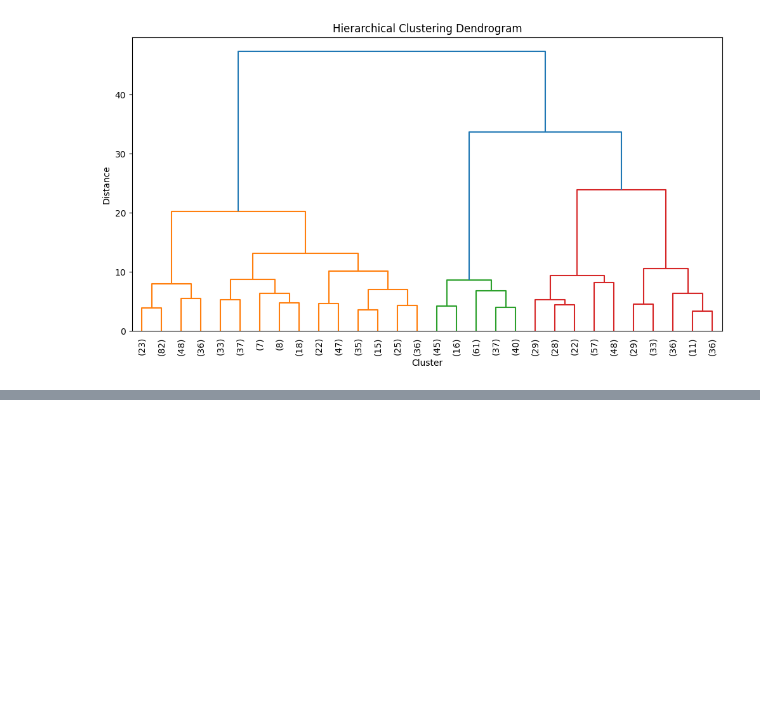
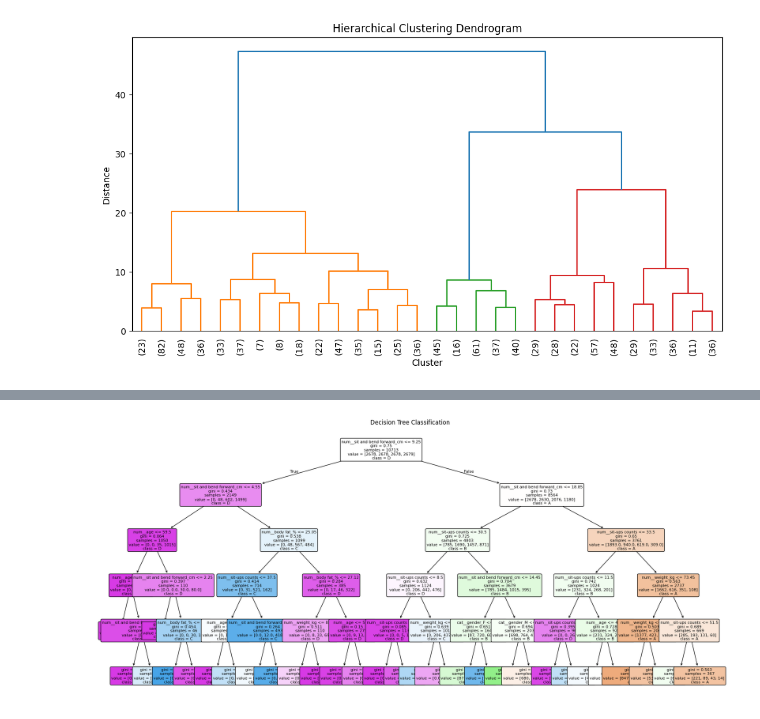
Before and after one commit to paridhi-rangari/Paridhi, a Jupyter notebook: EDA_Phase1.ipynb, the cells around one changed output, grey strips where cells are left out. Drawn from its saved outputs; the diff is of its cells as text; code cells hidden in the pictures; blank space fills up the shorter version.

```diff
--- a/EDA_Phase1.ipynb
+++ b/EDA_Phase1.ipynb
@@ -437,0 +742,26 @@ plt.show()
+# %%
+# DECISION TREE VISUALIZATION
+
+from sklearn.tree import plot_tree
+
+feature_names = model.named_steps[
+    'preprocessor'
+].get_feature_names_out()
+
+tree_model = model.named_steps['classifier']
+
+plt.figure(figsize=(22, 10))
+
+plot_tree(
+    tree_model,
+    feature_names=feature_names,
+    class_names=tree_model.classes_,
+    filled=True,
+    rounded=True,
+    fontsize=8
+)
+
+plt.title("Decision Tree Classification")
+plt.show()
+# %% [output]
+[figure, added]
```
Also changed, not shown: parts of 10 cells of this notebook.
